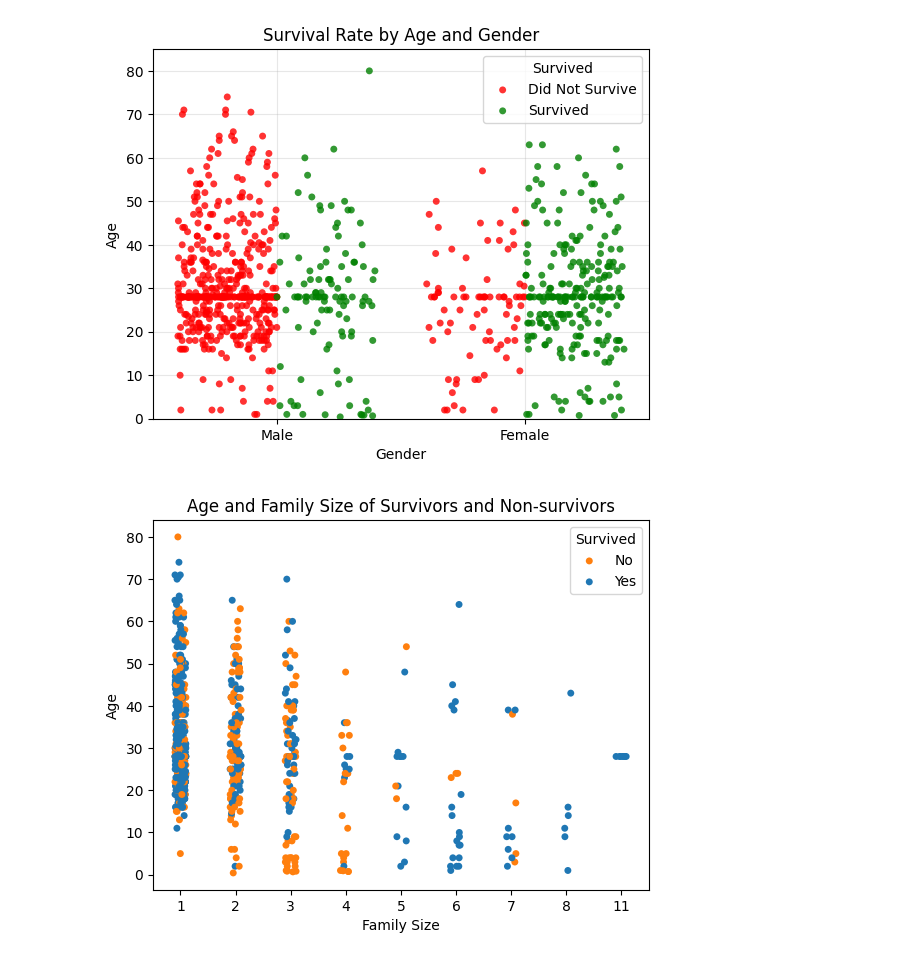
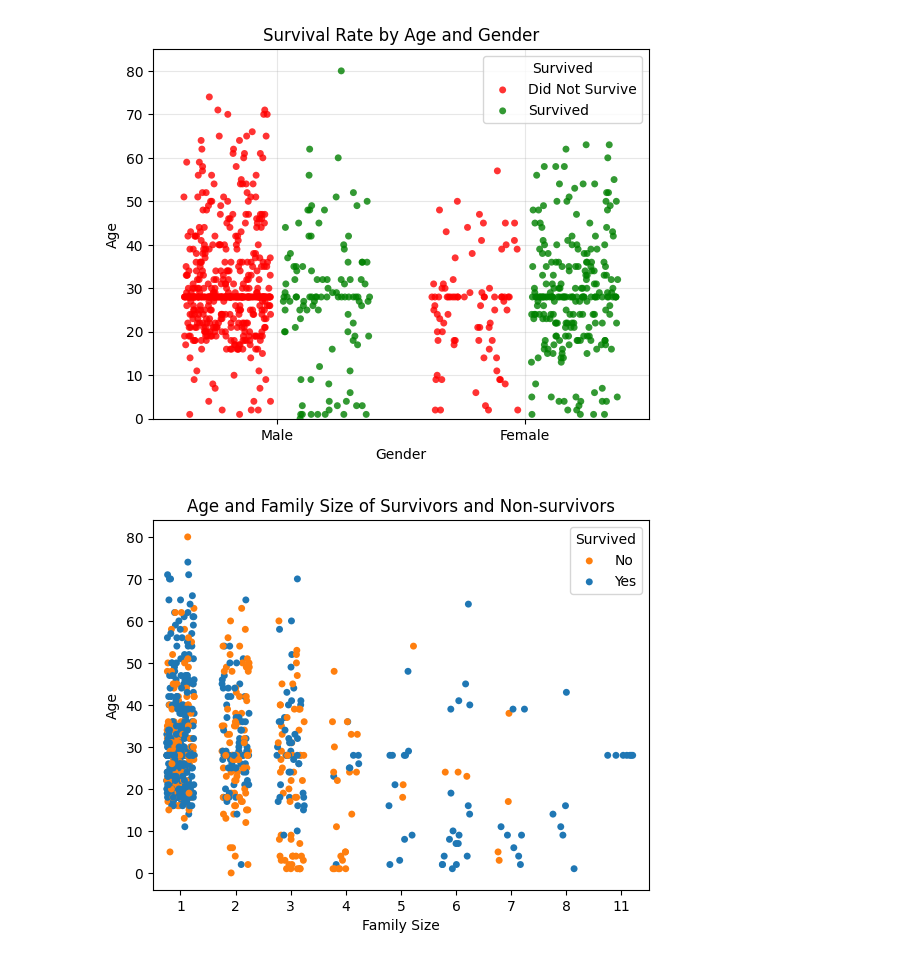
Before and after one commit to MaharLeika18/Data-Mining---Python, a Jupyter notebook: titanic.ipynb, the cells around one changed output. Saved outputs shown, nothing was run; the diff lists cells and outputs as text; code cells hidden in the pictures.

Commit message:
Final touches
Added data preprocessing and made the foundation for a decision tree for future use maybe.

```diff
--- a/titanic.ipynb
+++ b/titanic.ipynb
@@ -13,6 +15,8 @@ data = data.drop_duplicates()   # Drop dupes
 data['Age'] = data['Age'].fillna(data['Age'].median())  # Fill missing cells in Age w/ median
 data['Fare'] = data['Fare'].fillna(data['Fare'].median()) # Same but in Fare
 data['Embarked'] = data['Embarked'].fillna(data['Embarked'].mode()[0]) # Same but in Embarked and fill w/ mode
+data["Fare"] = data["Fare"].round(0)    # Round Fare to nearest integer
+data["Age"] = data["Age"].round(0)      # Same for Age
 
 # Drop columns that won't be used
 data = data.drop(['PassengerId', 'Ticket', 'Cabin', 'Name'], axis=1)
@@ -157,19 +172,19 @@ plt.grid(True, alpha=0.3)
 plt.ylim(0, 85)
 plt.show()
 # %% [output]
-[figure, old version]
+[figure, new version]
 # %%
 # Compare age and family sizes of passengers that survived and those that didn't - Scatterplot
-sns.stripplot(x="Family", y="Age", data=data, hue="Survived")
+sns.stripplot(x="Family", y="Age", data=data, hue="Survived", jitter=0.25)
 
 plt.title("Age and Family Size of Survivors and Non-survivors")
 plt.xlabel("Family Size")
 plt.ylabel("Age")
 plt.legend(title="Survived",labels=["No", "Yes"])
 
 plt.show()
 # %% [output]
-[figure, old version]
+[figure, new version]
 # %%
 # Compare survival rate of passengers based on passenger class and fare - Scatter
 lowerHalf = (0, 300)
```
Also changed, not shown: parts of 9 cells of this notebook, 1 other file.
